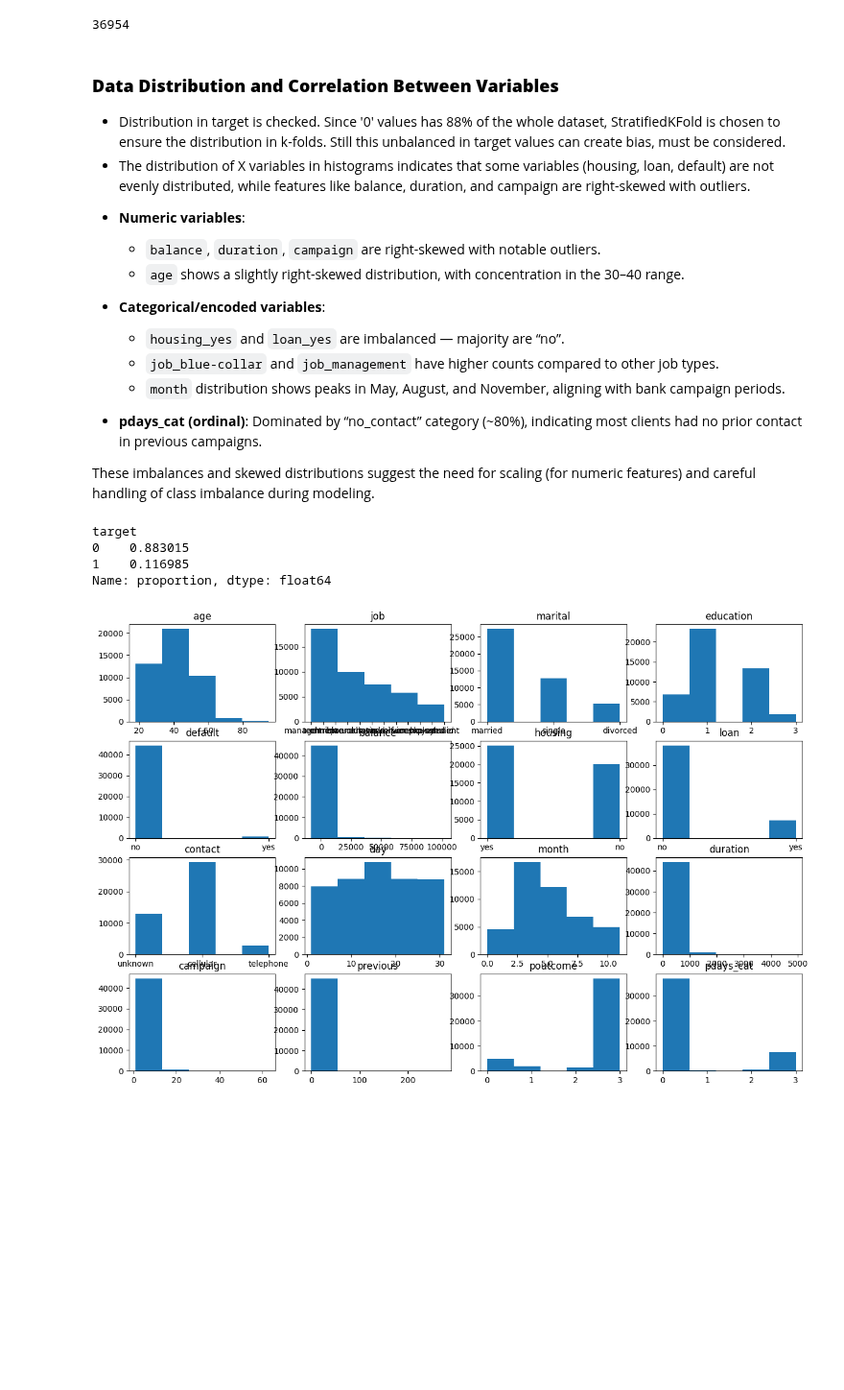
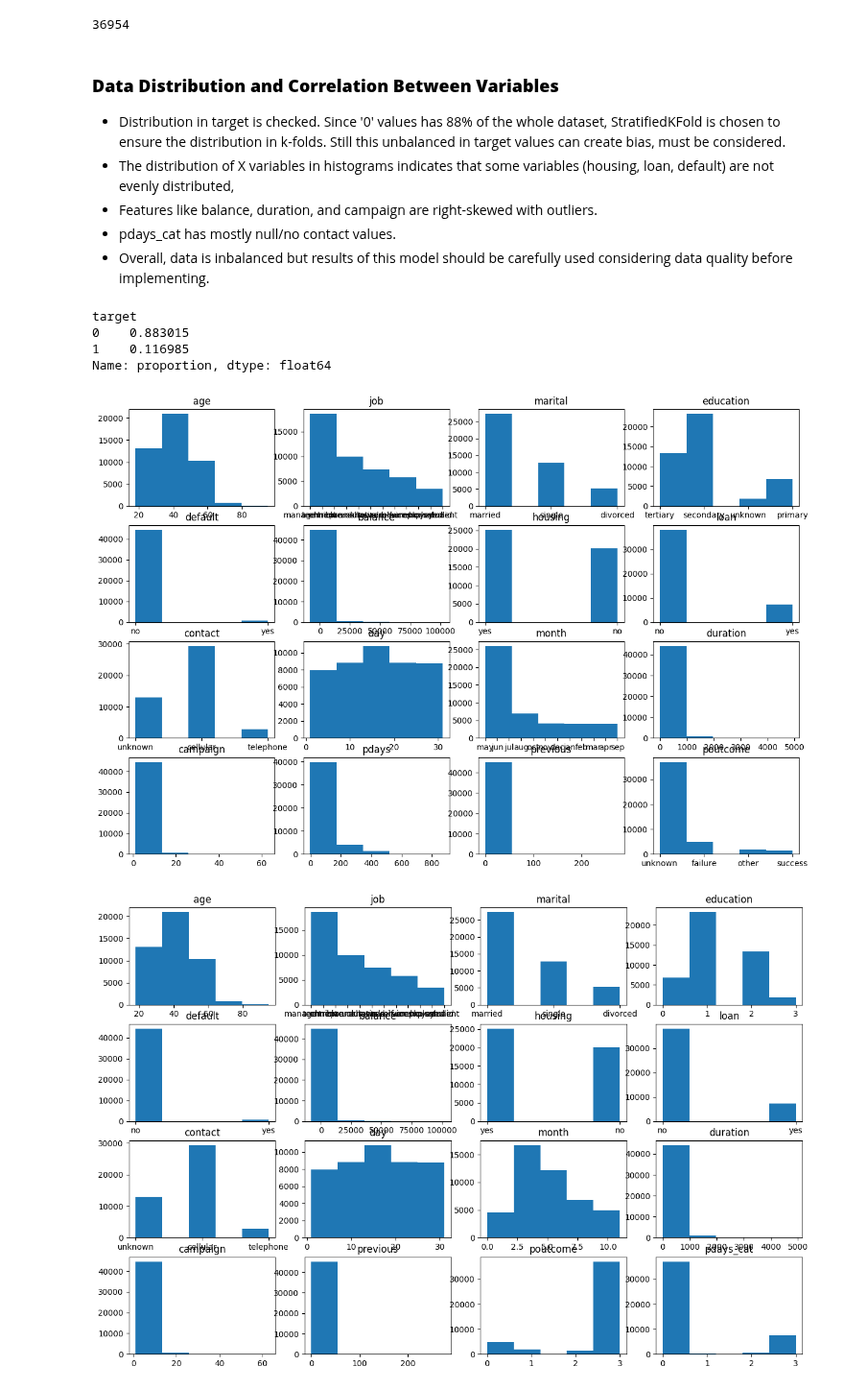
Before and after one commit to sisyphusinthegit/bankcredit-ml-project, a Jupyter notebook: bankcredit_feature_model_optimization.ipynb, the cells around one changed output. Shown at 96% size. Saved outputs shown, nothing was run; the diff lists cells and outputs as text; code cells hidden in the pictures; blank space fills up the shorter version.

```diff
--- a/bankcredit_feature_model_optimization.ipynb
+++ b/bankcredit_feature_model_optimization.ipynb
@@ -111,3 +97,6 @@ WARNING:urllib3.connectionpool:Retrying (Retry(total=3, connect=None, read=None,
+# %%
+# df is copied for future usage.
+df_copy = df.copy()
 # %% [markdown]
 ### **Data Cleaning and Preprocessing**
 
@@ -246,26 +235,11 @@ y = df_encoded['target']
 
 
 
-*  Distribution in target is checked. Since '0' values has 88% of the whole dataset, StratifiedKFold is chosen to ensure the distribution in k-folds. Still this unbalanced in target values can create bias, must be considered.
-*  The distribution of X variables in histograms indicates that some variables (housing, loan, default) are not evenly distributed, while features like balance, duration, and campaign are right-skewed with outliers.
-
-
-
-
-
-
-- **Numeric variables**:
-  - `balance`, `duration`, `campaign` are right-skewed with notable outliers.
-  - `age` shows a slightly right-skewed distribution, with concentration in the 30–40 range.
-
-- **Categorical/encoded variables**:
-  - `housing_yes` and `loan_yes` are imbalanced — majority are “no”.
-  - `job_blue-collar` and `job_management` have higher counts compared to other job types.
-  - `month` distribution shows peaks in May, August, and November, aligning with bank campaign periods.
-
-- **pdays_cat (ordinal)**: Dominated by “no_contact” category (~80%), indicating most clients had no prior contact in previous campaigns.
-
-These imbalances and skewed distributions suggest the need for scaling (for numeric features) and careful handling of class imbalance during modeling.
+* Distribution in target is checked. Since '0' values has 88% of the whole dataset, StratifiedKFold is chosen to ensure the distribution in k-folds. Still this unbalanced in target values can create bias, must be considered.
+* The distribution of X variables in histograms indicates that some variables (housing, loan, default) are not evenly distributed,
+* Features like balance, duration, and campaign are right-skewed with outliers.
+* pdays_cat has mostly null/no contact values.
+* Overall, data is inbalanced but results of this model should be carefully used considering data quality before implementing.
 # %%
 # Check y value distribution
 print(y.value_counts(normalize=True))
@@ -274,4 +248,20 @@ target
 0    0.883015
 1    0.116985
 Name: proportion, dtype: float64
+# %%
+# Check x value distribution with original data set
+import matplotlib.pyplot as plt
+
+columns = df_copy.drop("target", axis=1).columns
+
+fig,ax = plt.subplots(4,4, figsize=(15, 10))
+
+for i in range(4):
+  for j in range(4):
+    ax[i,j].hist(df_copy[columns[i*4+j]],bins = 5 )
+    ax[i, j].set_title(columns[i*4+j])
+
+plt.show()
+# %% [output]
+[figure, added]
 # %%
```
Also changed, not shown: parts of 3 cells of this notebook.
